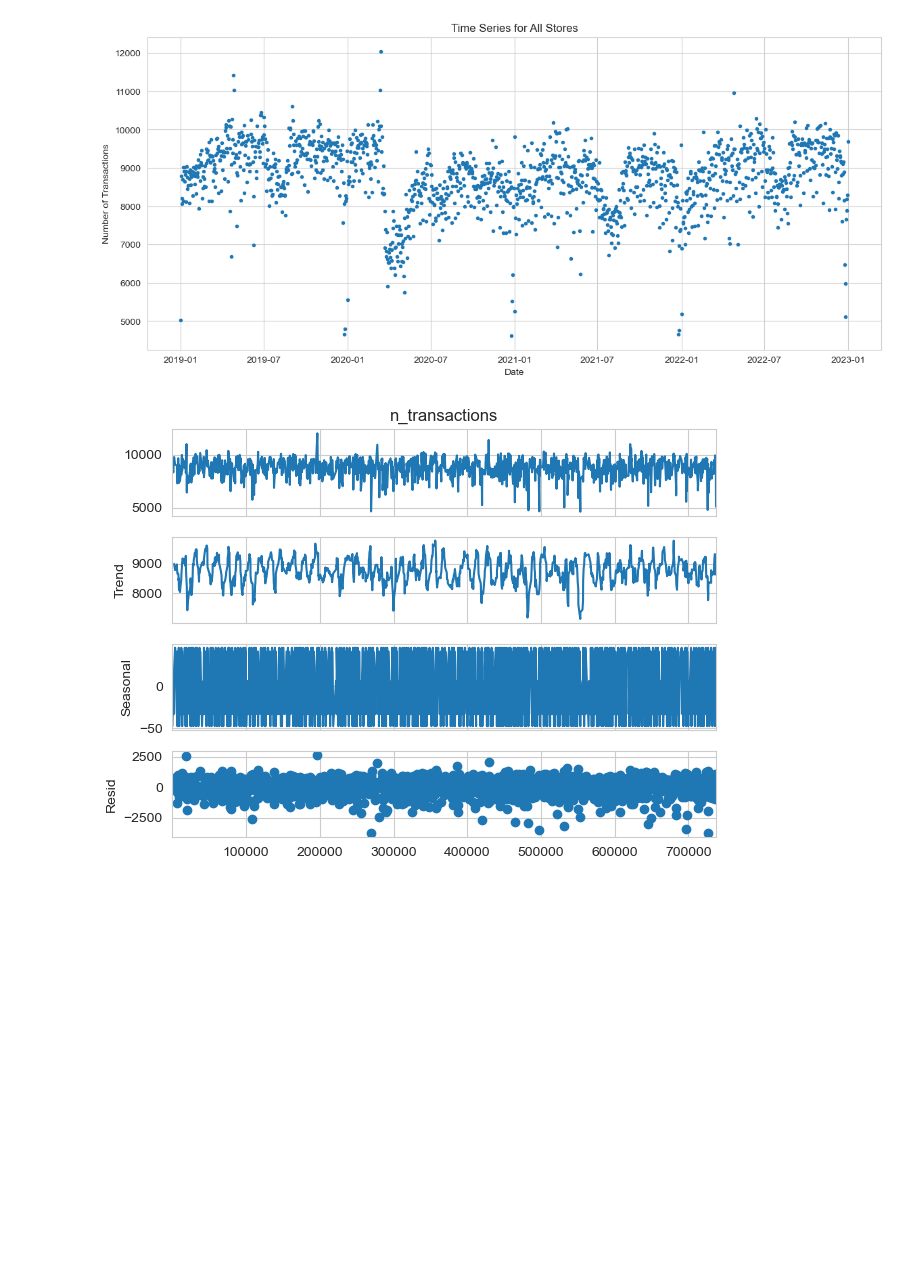
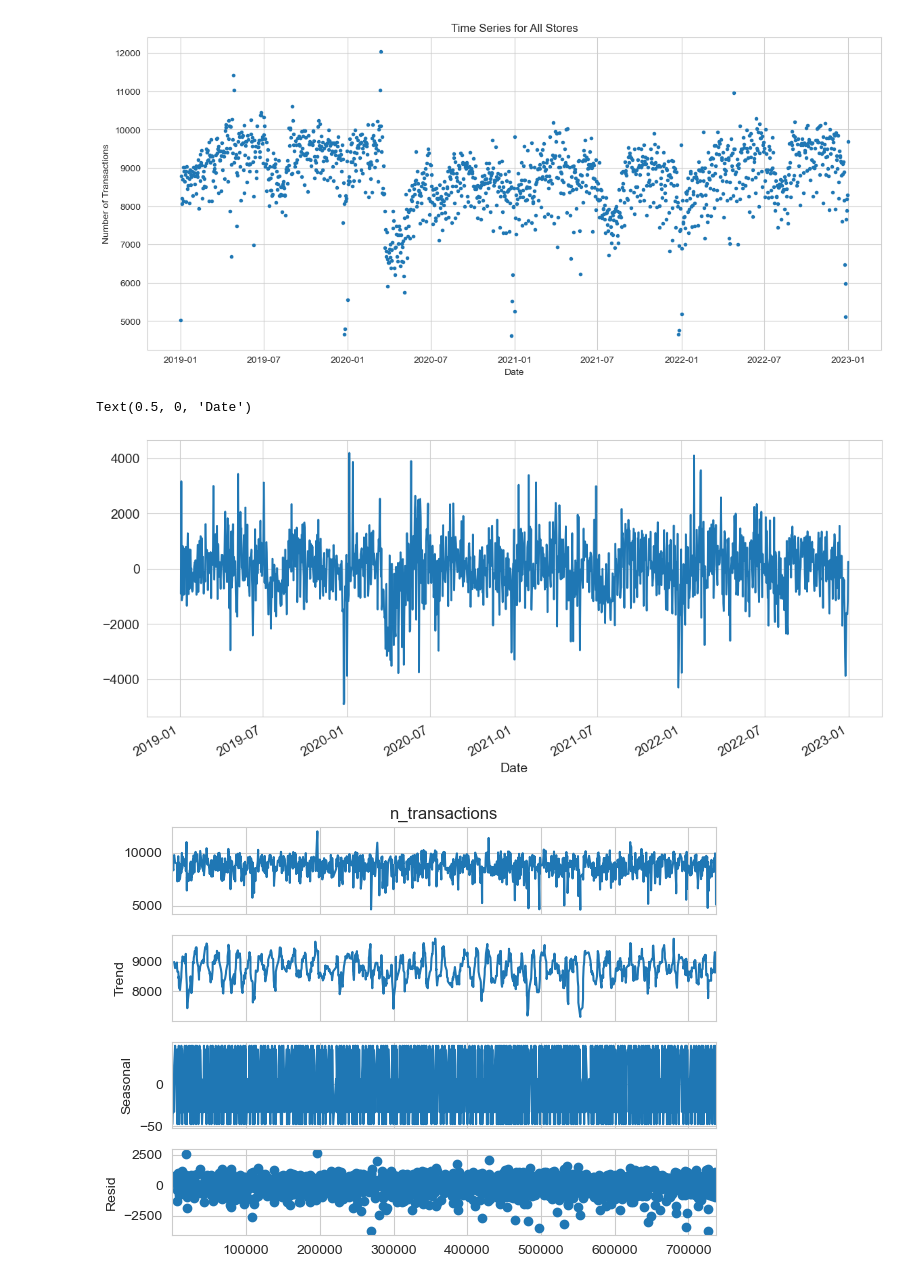
Before and after one commit to dimgag/time-series-forecasting-store-transactions, a Jupyter notebook: per_store_forecasting.ipynb, the cells around one changed output. Cells and saved outputs as stored; diff of their text form; code cells hidden in the pictures; blank space fills up the shorter version.

```diff
--- a/per_store_forecasting.ipynb
+++ b/per_store_forecasting.ipynb
@@ -51,3 +49,13 @@ plt.show()
+# %%
+# Set index as datetime
+store_data = store_data.set_index('sales_date')
+# %%
+# Seasonality Check
+store_data['n_transactions'].diff().plot(figsize=(14, 6), linewidth=2, fontsize=14)
+plt.xlabel('Date', fontsize=14)
+# %% [output]
+Text(0.5, 0, 'Date')
+[figure, added]
 # %%
 # Seasonal Decomposition
 result = seasonal_decompose(store_data['n_transactions'], model='additive', period=7)
```
Also changed, not shown: parts of 1 cell of this notebook.
